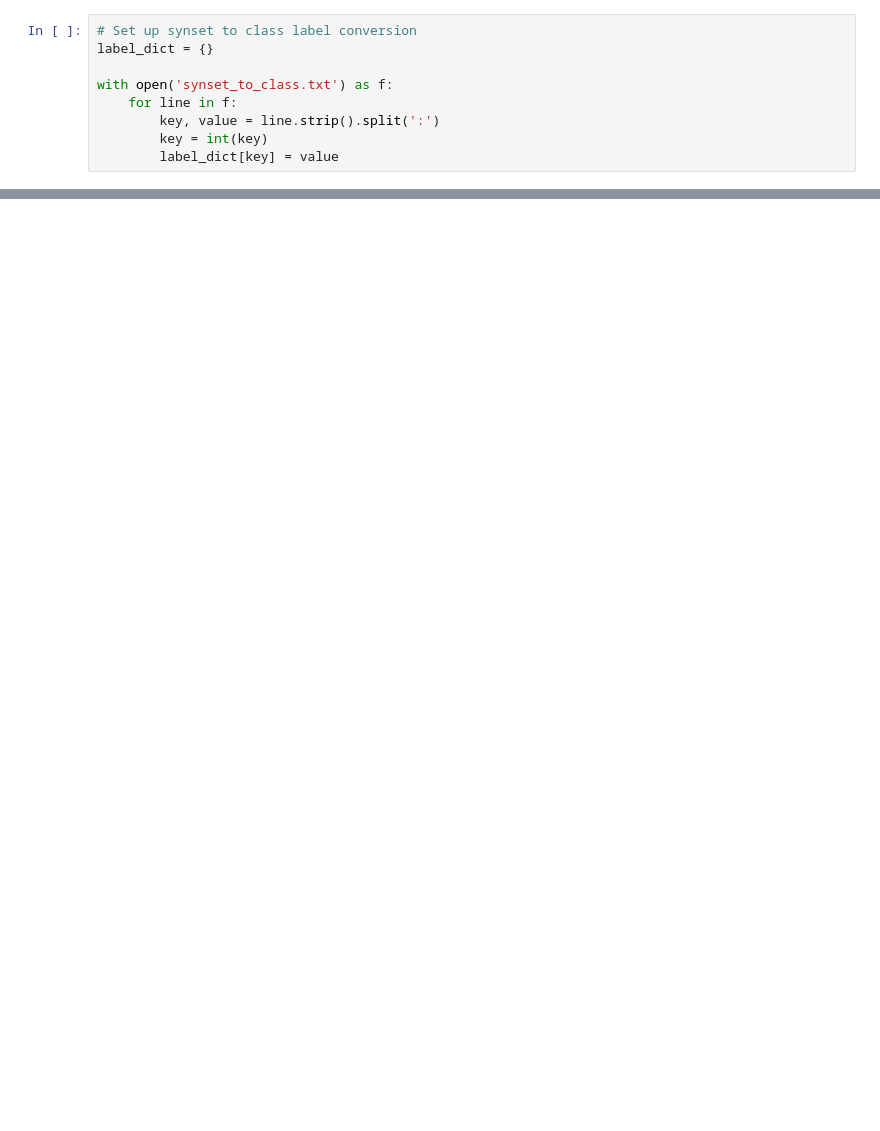
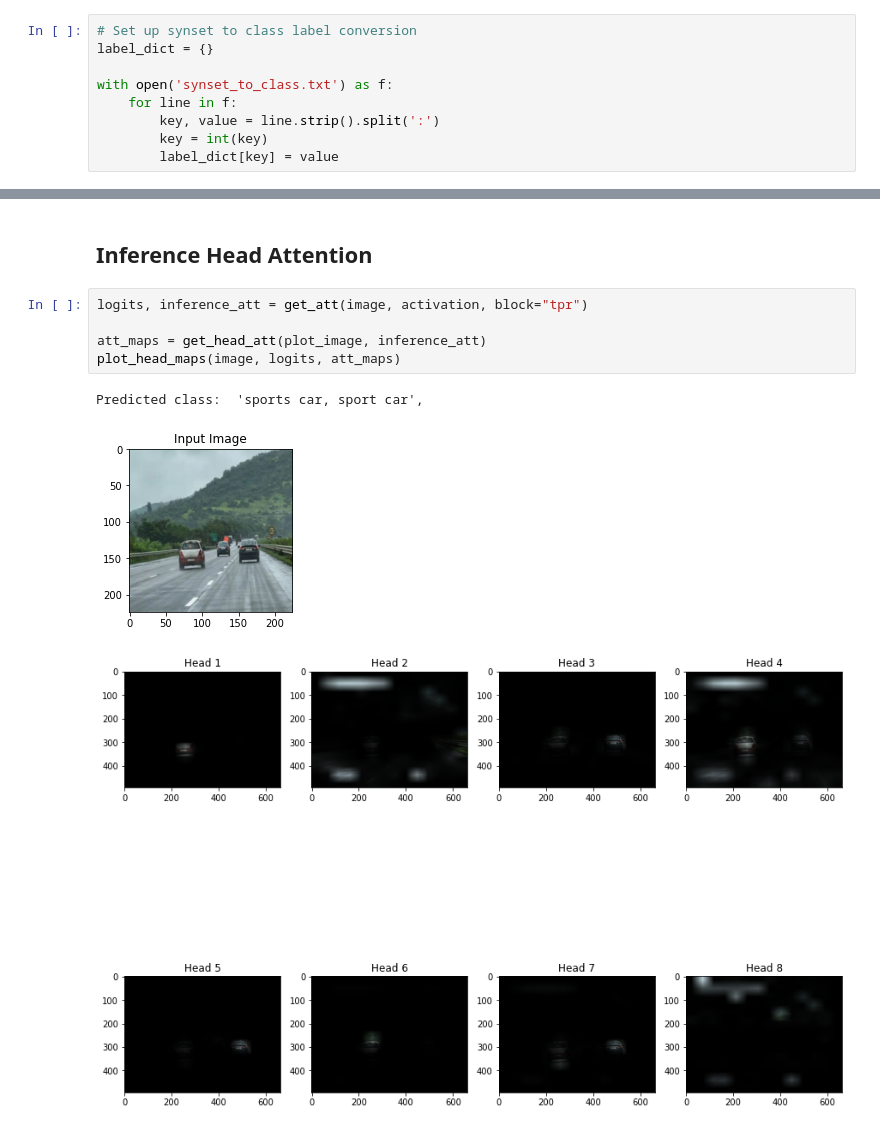
Before and after one commit to weiyuen/tp-vit, a Jupyter notebook: Visualize Activations.ipynb, the cells around one changed output, grey strips where cells are left out. Saved outputs shown, nothing was run; the diff lists cells and outputs as text; blank space fills up the shorter version.

```diff
--- a/Visualize Activations.ipynb
+++ b/Visualize Activations.ipynb
@@ -53,0 +373,11 @@ def get_qkvr_vector(image, activation, vector='r', all_heads=True, head_num=0):
+# %% [markdown]
+## Inference Head Attention
+# %%
+logits, inference_att = get_att(image, activation, block="tpr")
+
+att_maps = get_head_att(plot_image, inference_att)
+plot_head_maps(image, logits, att_maps)
+# %% [output]
+Predicted class:  'sports car, sport car',
+[figure, added]
+[figure, added]
```
Also changed, not shown: parts of 25 cells of this notebook, 1 other file.
